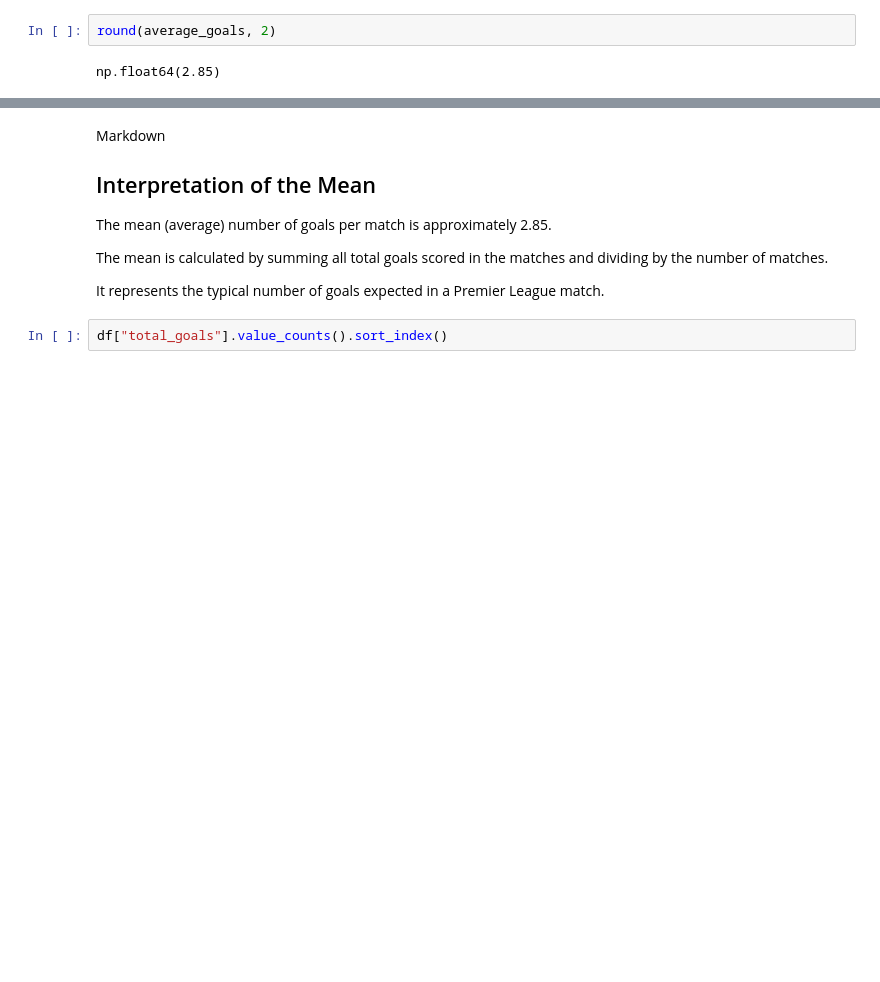
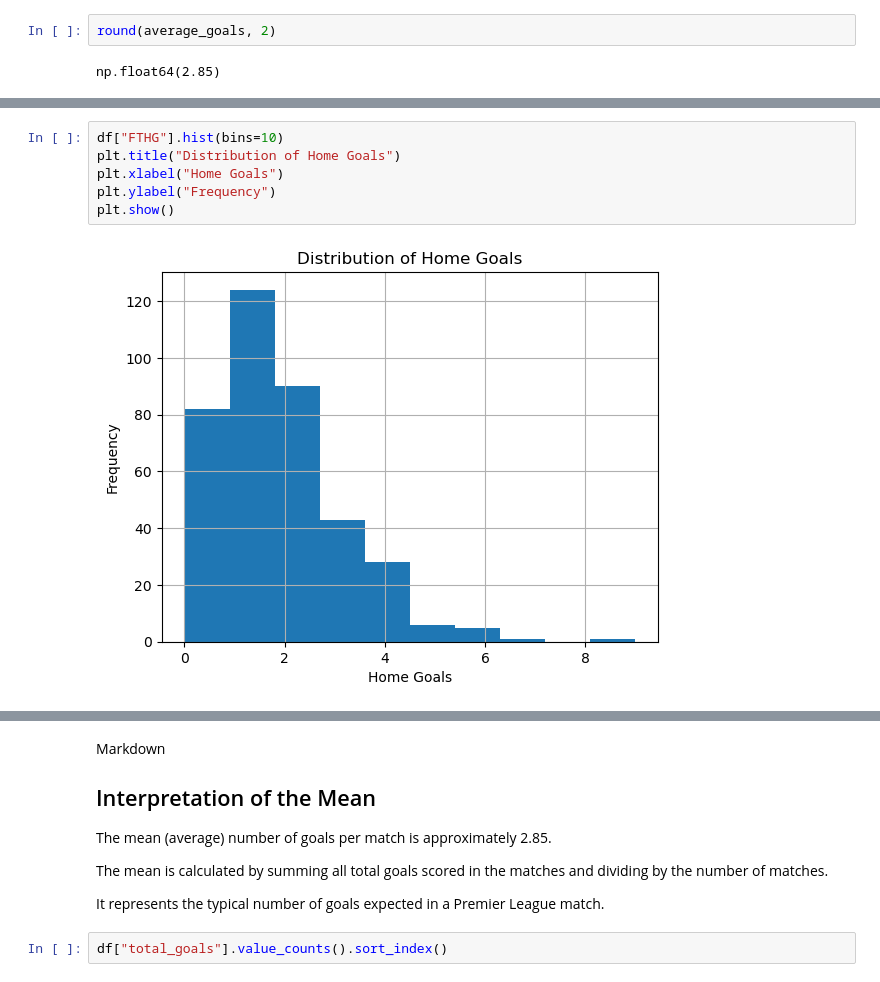
Before and after one commit to ohczed/premier-league-statistical-analysis, a Jupyter notebook: premier_league_math_project.ipynb, the cells around one changed output, grey strips where cells are left out. Cells and saved outputs as stored; diff of their text form; blank space fills up the shorter version.

```diff
--- a/premier_league_math_project.ipynb
+++ b/premier_league_math_project.ipynb
@@ -63,0 +174,8 @@ np.float64(2.85)
+# %%
+df["FTHG"].hist(bins=10)
+plt.title("Distribution of Home Goals")
+plt.xlabel("Home Goals")
+plt.ylabel("Frequency")
+plt.show()
+# %% [output]
+[figure, added]
```
Also changed, not shown: parts of 29 cells of this notebook.
